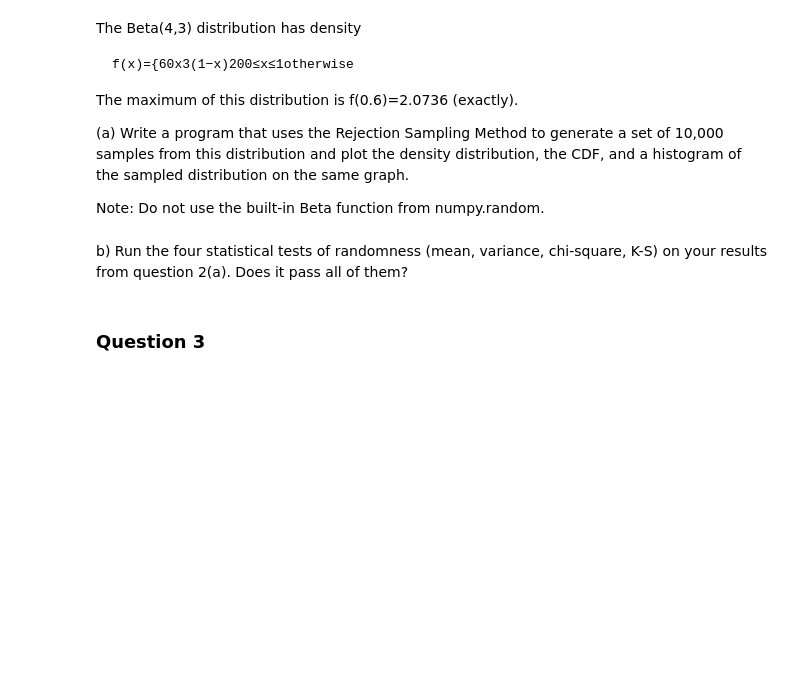
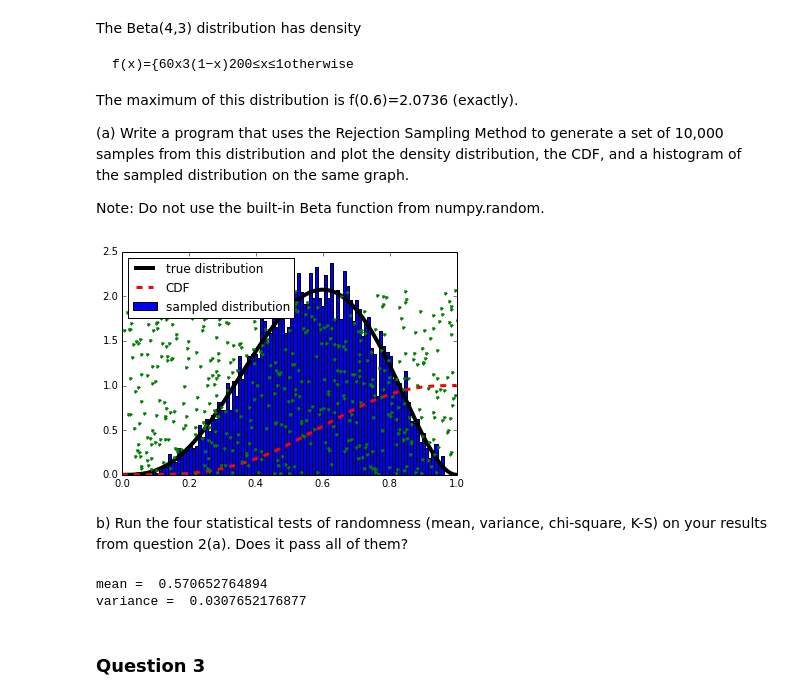
Before and after one commit to jvhargro/PHYS202-S14, a Jupyter notebook: SciPy/RandomAndMCExercises.ipynb, the cells around one changed output. Cells and saved outputs as stored; diff of their text form; code cells hidden in the pictures; blank space fills up the shorter version.

```diff
--- a/SciPy/RandomAndMCExercises.ipynb
+++ b/SciPy/RandomAndMCExercises.ipynb
@@ -34,8 +72,40 @@ The maximum of this distribution is f(0.6)=2.0736 (exactly).
 (a) Write a program that uses the Rejection Sampling Method to generate a set of 10,000 samples from this distribution and plot the density distribution, the CDF, and a histogram of the sampled distribution on the same graph.
 
 Note: Do not use the built-in Beta function from numpy.random.
+# %%
+func = lambda x: (60*x**3) * (1. - x)**2
+x = np.arange(0,1.001,0.001)
+ymax = func(x).max()
+N = 10000
+samplesx = np.random.random_sample(N)
+samplesy = ymax*np.random.random_sample(N)
+
+CDF = lambda x: x**4 * (15 - 24*x + 10*x**2)
+
+
+mask = (samplesy < func(samplesx))
+mask.sum()
+
+plt.plot(x,func(x), 'k', linewidth = 4, label = 'true distribution')
+plt.plot(x,CDF(x), 'r--', linewidth = 3, label = 'CDF')
+plt.plot(samplesx[1:500],samplesy[1:500], 'g.')
+plt.hist(samplesx[mask[:]],bins = 100, normed = True, label='sampled distribution',)
+plt.legend(loc='best')
+plt.show()
+# %% [output]
+[figure, added]
 # %% [markdown]
 b) Run the four statistical tests of randomness (mean, variance, chi-square, K-S) on your results from question 2(a). Does it pass all of them?
+# %%
+mean = samplesx[mask[:]].mean()
+
+variance = (1./float(len(samplesx[mask[:]],)-1.))*((samplesx[mask[:]] - mean)**2).sum()
+
+print 'mean = ', mean
+print 'variance = ', variance
+# %% [output]
+mean =  0.570652764894
+variance =  0.0307652176877
 # %% [markdown]
 ### Question 3
 # %% [markdown]
```
Also changed, not shown: parts of 6 cells of this notebook.
